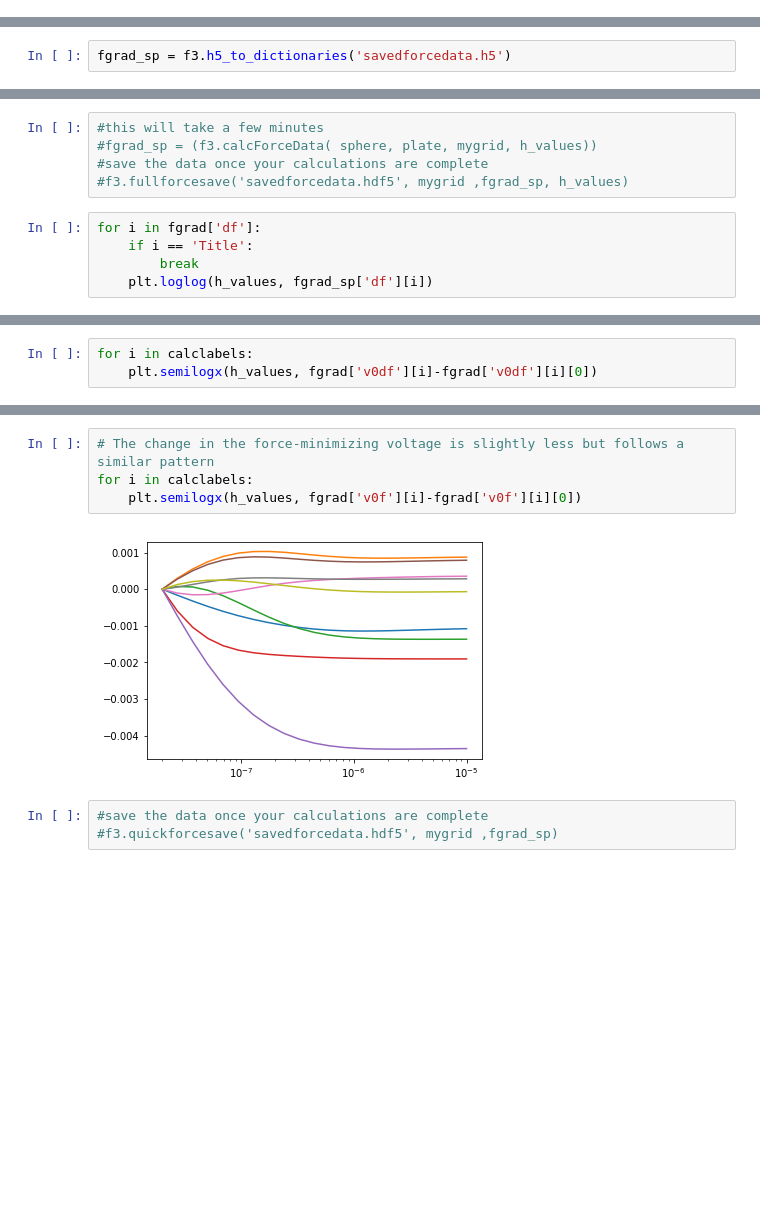
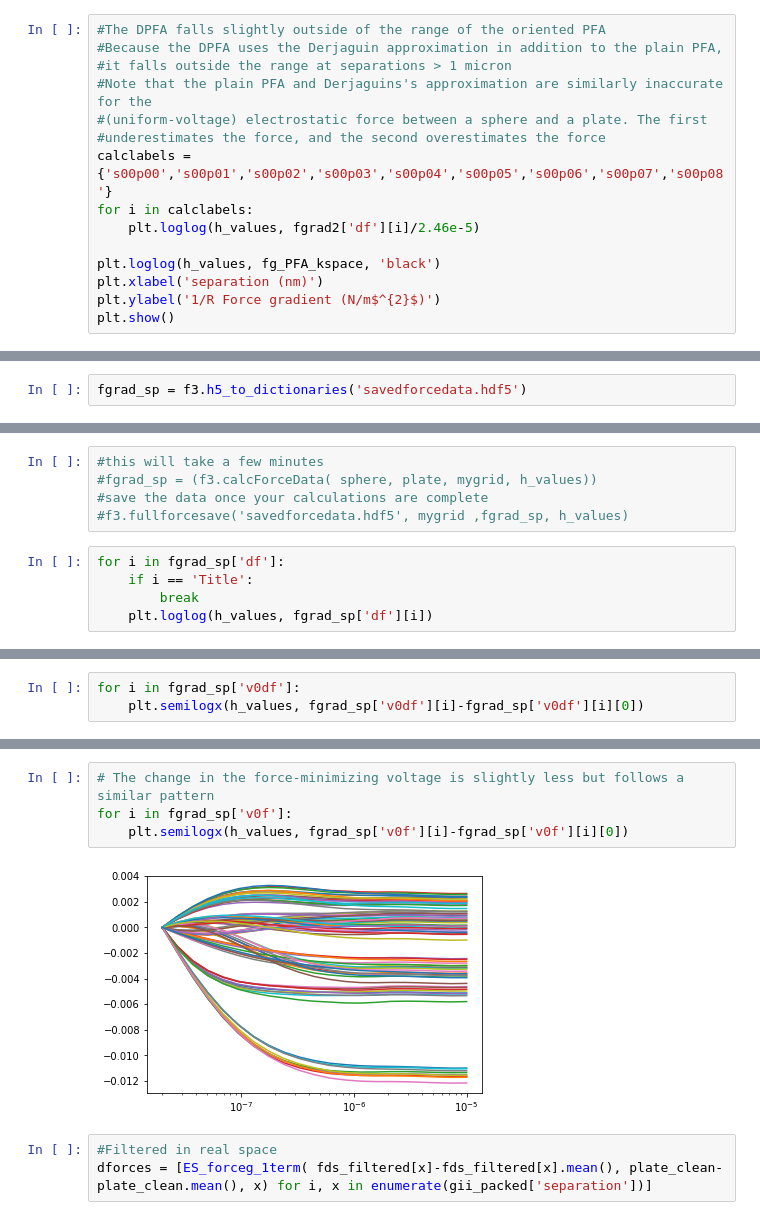
Before and after one commit to jlgarrett/NISEpy, a Jupyter notebook: PFApatchpotentials/Patches_On_2surfaces_Supplemental.ipynb, the cells around one changed output, grey strips where cells are left out. Drawn from its saved outputs; the diff is of its cells as text; blank space fills up the shorter version.

```diff
--- a/PFApatchpotentials/Patches_On_2surfaces_Supplemental.ipynb
+++ b/PFApatchpotentials/Patches_On_2surfaces_Supplemental.ipynb
@@ -565,0 +575,15 @@ force gradients
+# %%
+#The DPFA falls slightly outside of the range of the oriented PFA
+#Because the DPFA uses the Derjaguin approximation in addition to the plain PFA,
+#it falls outside the range at separations > 1 micron
+#Note that the plain PFA and Derjaguins's approximation are similarly inaccurate for the
+#(uniform-voltage) electrostatic force between a sphere and a plate. The first
+#underestimates the force, and the second overestimates the force
+calclabels = {'s00p00','s00p01','s00p02','s00p03','s00p04','s00p05','s00p06','s00p07','s00p08'}
+for i in calclabels:
+    plt.loglog(h_values, fgrad2['df'][i]/2.46e-5)
+
+plt.loglog(h_values, fg_PFA_kspace, 'black')
+plt.xlabel('separation (nm)')
+plt.ylabel('1/R Force gradient (N/m$^{2}$)')
+plt.show()
@@ -676,2 +720,2 @@ sphere = f3.sphere(sphere_ckpfm, fs = null_pot, fo = null_pot,
 # %%
-fgrad_sp = f3.h5_to_dictionaries('savedforcedata.h5')
+fgrad_sp = f3.h5_to_dictionaries('savedforcedata.hdf5')
@@ -683,7 +725,7 @@ AttributeError: module 'force3D' has no attribute 'h5_to_dictionaries'
 #save the data once your calculations are complete
 #f3.fullforcesave('savedforcedata.hdf5', mygrid ,fgrad_sp, h_values)
 # %%
-for i in fgrad['df']:
+for i in fgrad_sp['df']:
     if i == 'Title':
         break
     plt.loglog(h_values, fgrad_sp['df'][i])
@@ -692,4 +734,4 @@ for i in fgrad['df']:
 # %%
-for i in calclabels:
-    plt.semilogx(h_values, fgrad['v0df'][i]-fgrad['v0df'][i][0])
+for i in fgrad_sp['v0df']:
+    plt.semilogx(h_values, fgrad_sp['v0df'][i]-fgrad_sp['v0df'][i][0])
 # %% [output]
@@ -697,9 +739,9 @@ for i in calclabels:
 # %%
 # The change in the force-minimizing voltage is slightly less but follows a similar pattern
-for i in calclabels:
-    plt.semilogx(h_values, fgrad['v0f'][i]-fgrad['v0f'][i][0])
+for i in fgrad_sp['v0f']:
+    plt.semilogx(h_values, fgrad_sp['v0f'][i]-fgrad_sp['v0f'][i][0])
 # %% [output]
-[figure, old version]
+[figure, new version]
-# %%
-#save the data once your calculations are complete
-#f3.quickforcesave('savedforcedata.hdf5', mygrid ,fgrad_sp)
+# %%
+#Filtered in real space
+dforces = [ES_forceg_1term( fds_filtered[x]-fds_filtered[x].mean(), plate_clean-plate_clean.mean(), x) for i, x in enumerate(gii_packed['separation'])]
```
Also changed, not shown: parts of 36 cells of this notebook, 1 other file.
